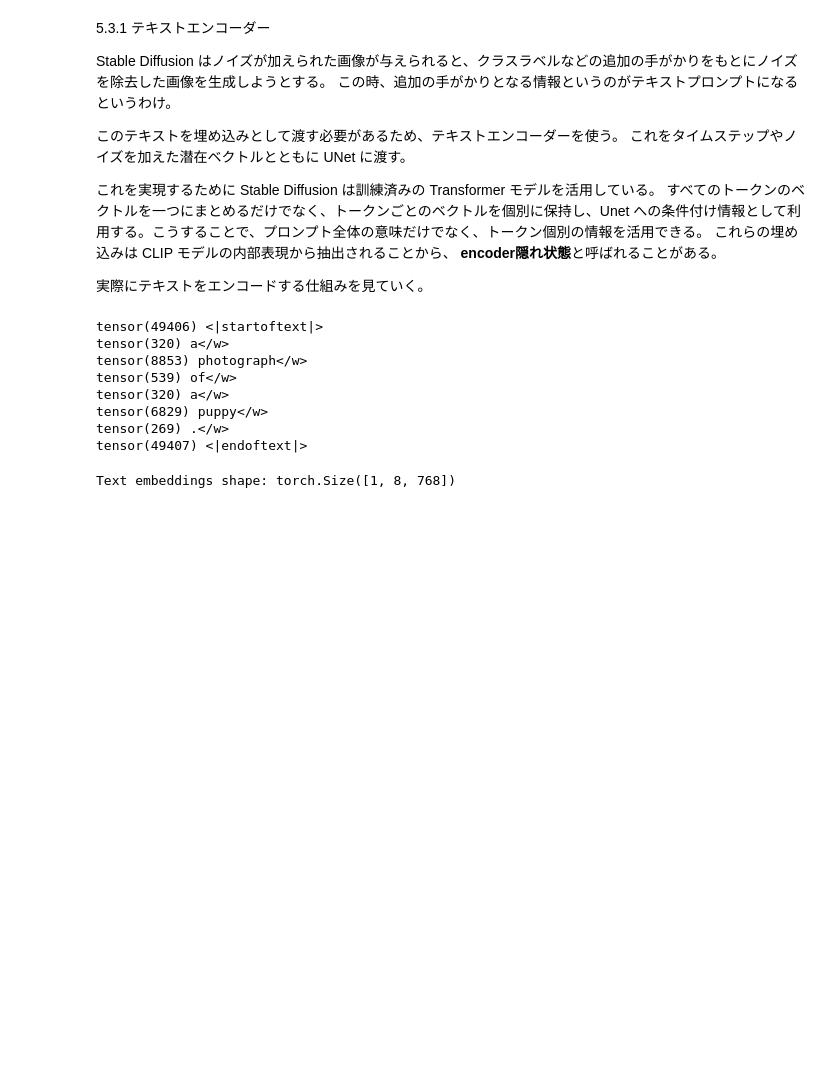
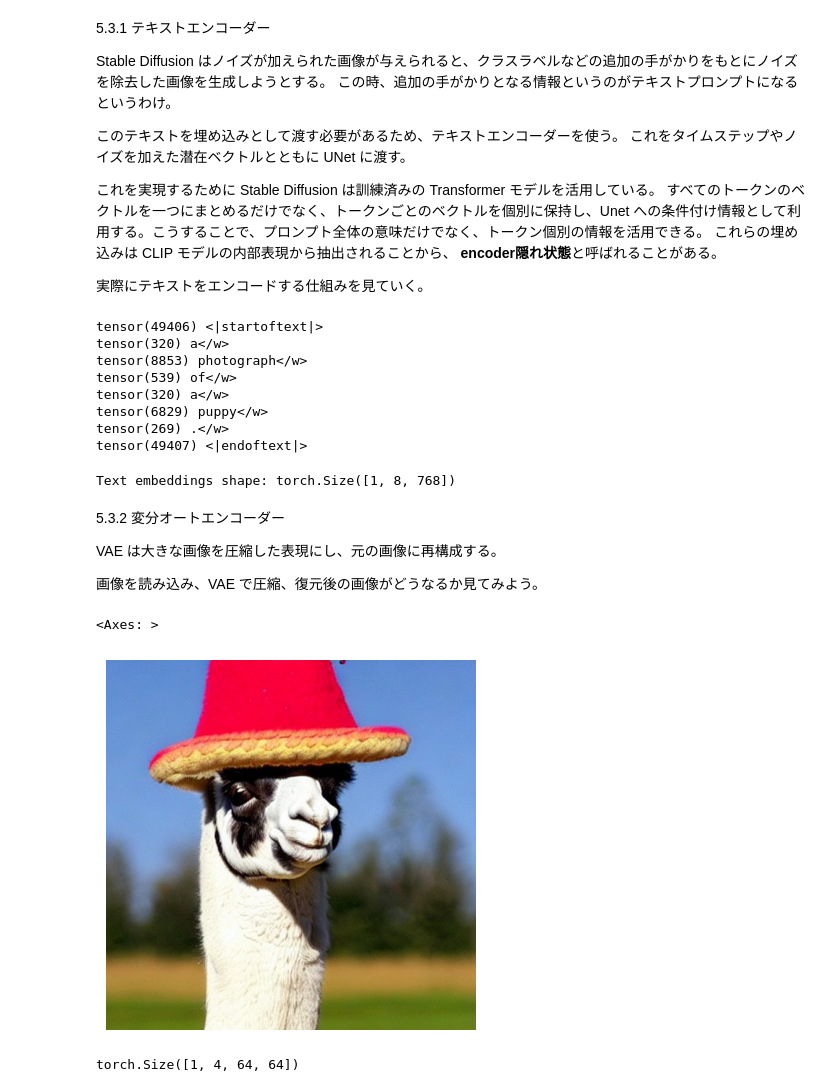
Before and after one commit to shown5/Hands-on-Generative-AI, a Jupyter notebook: chap5_StableDiffusion.ipynb, the cells around one changed output. Cells and saved outputs as stored; diff of their text form; code cells hidden in the pictures; blank space fills up the shorter version.

```diff
--- a/chap5_StableDiffusion.ipynb
+++ b/chap5_StableDiffusion.ipynb
@@ -310,3 +310,38 @@ text_embeddings = pipe.text_encoder(text_input.input_ids.to(device))[0]
 print("Text embeddings shape:", text_embeddings.shape)
 # %% [output]
 Text embeddings shape: torch.Size([1, 8, 768])
+# %% [markdown]
+5.3.2 変分オートエンコーダー
+
+VAE は大きな画像を圧縮した表現にし、元の画像に再構成する。
+
+画像を読み込み、VAE で圧縮、復元後の画像がどうなるか見てみよう。
+# %%
+from genaibook.core import load_image, show_image, SampleURL
+
+im = load_image(
+    SampleURL.LlamaExample,
+    size=(512, 512)
+)
+show_image(im)
+# %% [output]
+<Axes: >
+[figure, added]
+# %%
+# この画像を VAE に通してみる。
+
+with torch.inference_mode():
+  #画像を処理する
+  tensor_im = transforms.ToTensor()(im).unsqueeze(0).to(device) * 2 - 1
+  tensor_im = tensor_im.half()
+
+  # 画像をエンコードする
+  latent = pipe.vae.encode(tensor_im)
+
+  #潜在分布からサンプリングする
+  latents = latent.latent_dist.sample()
+  latents = latents * 0.18215
+
+latents.shape
+# %% [output]
+torch.Size([1, 4, 64, 64])
```
Also changed, not shown: parts of 2 cells of this notebook.
